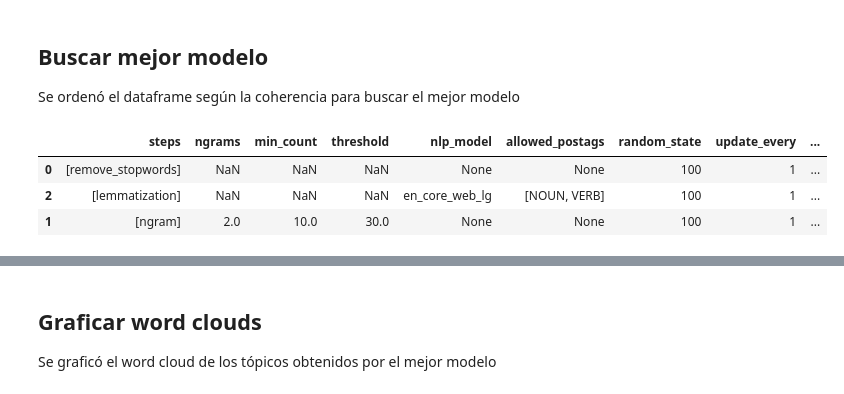
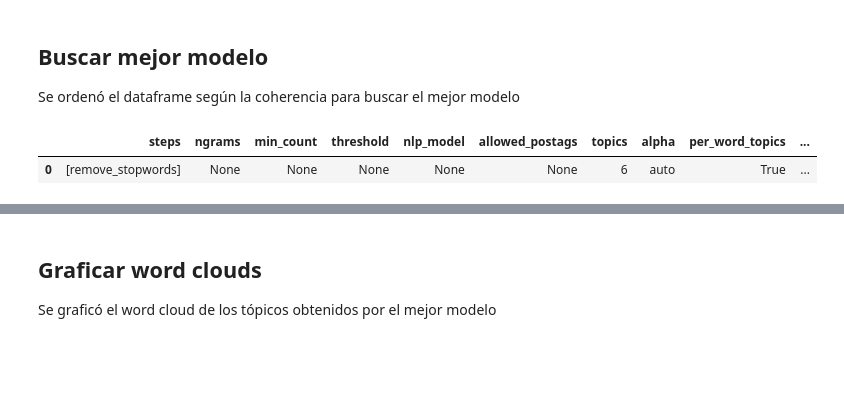
Before and after one commit to EquipoAlfaBuenaMaravillaOndaDinamita/cmiads-tmnlp-h4, a Jupyter notebook: main.ipynb, the cells around one changed output, grey strips where cells are left out. Cells and saved outputs as stored; diff of their text form; code cells hidden in the pictures; blank space fills up the shorter version.

```diff
--- a/main.ipynb
+++ b/main.ipynb
@@ -18,11 +18,8 @@ from wordcloud import WordCloud
 # Cargar modelos de Spacy
 Se agregó como hiperparámetro el modelo de spacy, por lo que se pre-cargaron 4 modelos diferentes de spacy para hacer pruebas al variar el modelo
 # %%
-STOPWORDS = set(stopwords.words('english'))
-ALLOWED_POSTAGS = ['NOUN', 'ADJ', 'VERB', 'ADV', 'PART']
-NLP_MODELS = {
-    'en_core_web_trf': spacy.load('en_core_web_trf'),
-    'en_core_web_sm': spacy.load('en_core_web_sm'),
-    'en_core_web_md': spacy.load('en_core_web_md'),
-    'en_core_web_lg': spacy.load('en_core_web_lg')
-}
+os.environ["TOKENIZERS_PARALLELISM"] = "true"
+
+stw = stopwords.words('english')
+stw.extend(['retrieve', 'retrieved', 'isbn', 'pmid','archived','th'])
+STOPWORDS = set(stw)
@@ -306,6 +297,7 @@ El dataset tokens_topics se construyó con un proceso en scrapy en el que se par
 # %%
 train = pd.read_csv('data/train.csv')
 test = pd.read_csv('data/test.csv')
+validation = pd.read_csv('data/validation.csv')
 # %%
 train
 # %% [output]
@@ -568,11 +927,9 @@ df_results.drop(['model'],axis=1)
 ## Buscar mejor modelo
 Se ordenó el dataframe según la coherencia para buscar el mejor modelo
 # %%
-df_results = df_results.sort_values(by=['coherence'], ascending=False)
-df_results.drop(['model'],axis=1)
+df_results_sorted = df_results.sort_values(by=['coherence_validation'], ascending=False)
+df_results_sorted.drop(['model'],axis=1)
 # %% [output]
-|  | steps | ngrams | min_count | threshold | nlp_model | allowed_postags | random_state | update_every | ... |
-| 0 | [remove_stopwords] | NaN | NaN | NaN | None | None | 100 | 1 | ... |
-| 2 | [lemmatization] | NaN | NaN | NaN | en_core_web_lg | [NOUN, VERB] | 100 | 1 | ... |
-| 1 | [ngram] | 2.0 | 10.0 | 30.0 | None | None | 100 | 1 | ... |
+|  | steps | ngrams | min_count | threshold | nlp_model | allowed_postags | topics | alpha | per_word_topics | ... |
+| 0 | [remove_stopwords] | None | None | None | None | None | 6 | auto | True | ... |
 # %%
```
Also changed, not shown: parts of 39 cells of this notebook, 8 other files.
